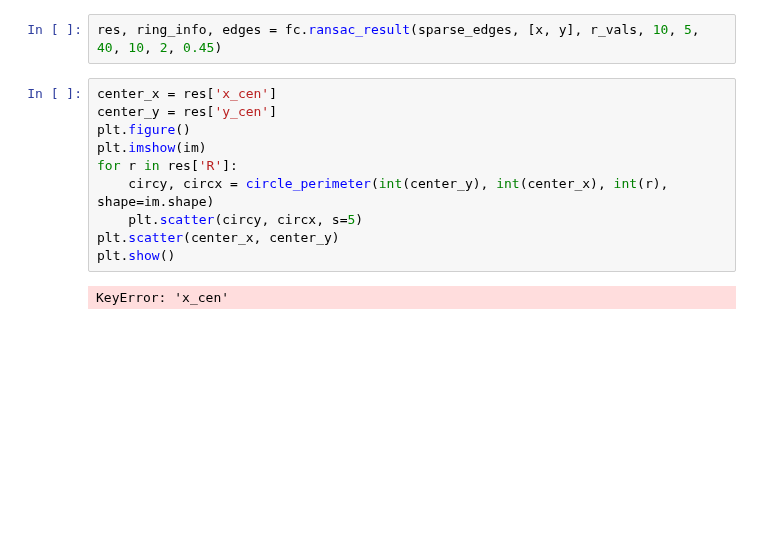
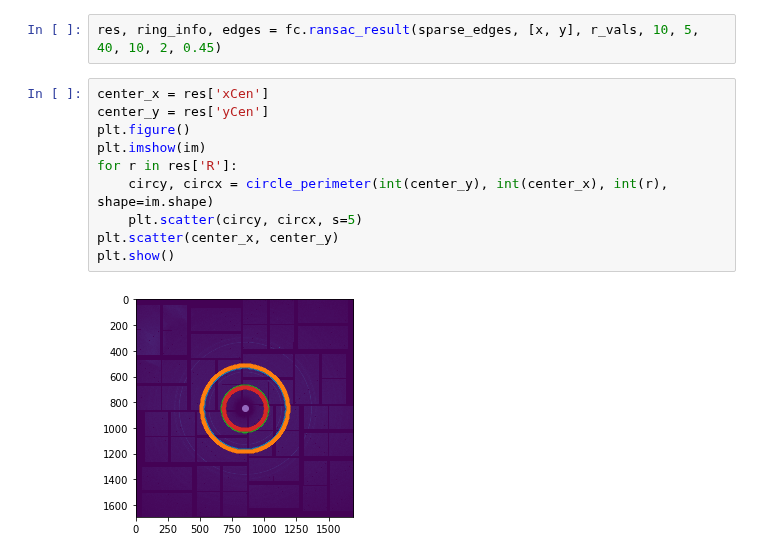
Before and after one commit to slac-lcls/smalldata_tools, a Jupyter notebook: examples/notebooks/fit_center_notebook.ipynb, the cells around one changed output. Drawn from its saved outputs; the diff is of its cells as text; blank space fills up the shorter version.

```diff
--- a/examples/notebooks/fit_center_notebook.ipynb
+++ b/examples/notebooks/fit_center_notebook.ipynb
@@ -44,14 +44,14 @@ r_vals, x, y = fc.iterate_center(sparse_edges, 1.5, [1, 1401], 280, 100, 1, 5, T
 # %%
 res, ring_info, edges = fc.ransac_result(sparse_edges, [x, y], r_vals, 10, 5, 40, 10, 2, 0.45)
 # %%
-center_x = res['x_cen']
-center_y = res['y_cen']
+center_x = res['xCen']
+center_y = res['yCen']
 plt.figure()
 plt.imshow(im)
 for r in res['R']:
     circy, circx = circle_perimeter(int(center_y), int(center_x), int(r), shape=im.shape)
     plt.scatter(circy, circx, s=5)
 plt.scatter(center_x, center_y)
 plt.show()
 # %% [output]
-KeyError: 'x_cen'
+[figure, added]
```
